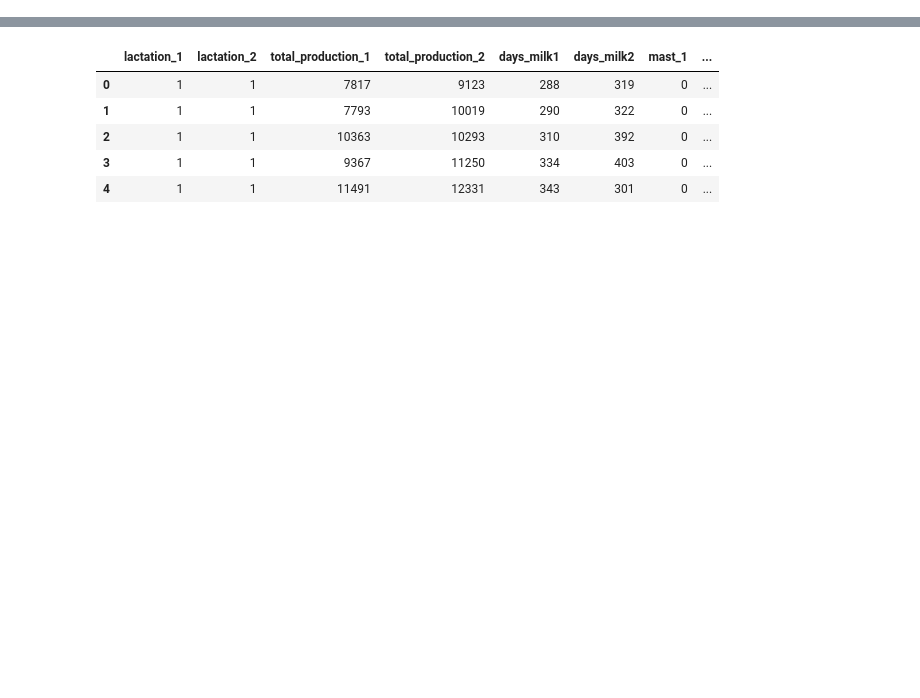
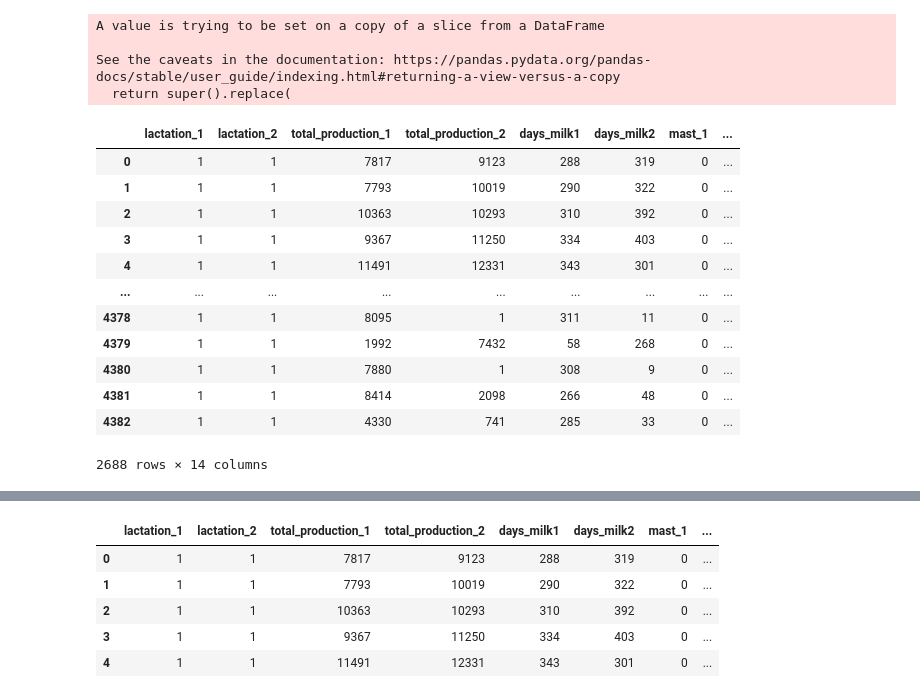
Before and after one commit to maadpeal/final_project_milk, a Jupyter notebook: models/test_random_forest.ipynb, the cells around one changed output, grey strips where cells are left out. Saved outputs shown, nothing was run; the diff lists cells and outputs as text; code cells hidden in the pictures; blank space fills up the shorter version.

```diff
--- a/models/test_random_forest.ipynb
+++ b/models/test_random_forest.ipynb
@@ -126,0 +44,21 @@ df_new = total_dt[[
+# %%
+df_new.replace([np.inf, -np.inf], np.nan, inplace=True)
+df_new.fillna(0)
+# %% [output]
+A value is trying to be set on a copy of a slice from a DataFrame
+
+See the caveats in the documentation: https://pandas.pydata.org/pandas-docs/stable/user_guide/indexing.html#returning-a-view-versus-a-copy
+  return super().replace(
+|  | lactation_1 | lactation_2 | total_production_1 | total_production_2 | days_milk1 | days_milk2 | mast_1 | ... |
+| 0 | 1 | 1 | 7817 | 9123 | 288 | 319 | 0 | ... |
+| 1 | 1 | 1 | 7793 | 10019 | 290 | 322 | 0 | ... |
+| 2 | 1 | 1 | 10363 | 10293 | 310 | 392 | 0 | ... |
+| 3 | 1 | 1 | 9367 | 11250 | 334 | 403 | 0 | ... |
+| 4 | 1 | 1 | 11491 | 12331 | 343 | 301 | 0 | ... |
+| ... | ... | ... | ... | ... | ... | ... | ... | ... |
+| 4378 | 1 | 1 | 8095 | 1 | 311 | 11 | 0 | ... |
+| 4379 | 1 | 1 | 1992 | 7432 | 58 | 268 | 0 | ... |
+| 4380 | 1 | 1 | 7880 | 1 | 308 | 9 | 0 | ... |
+| 4381 | 1 | 1 | 8414 | 2098 | 266 | 48 | 0 | ... |
+| 4382 | 1 | 1 | 4330 | 741 | 285 | 33 | 0 | ... |
+2688 rows × 14 columns
```
Also changed, not shown: parts of 26 cells of this notebook, 1 other file.
